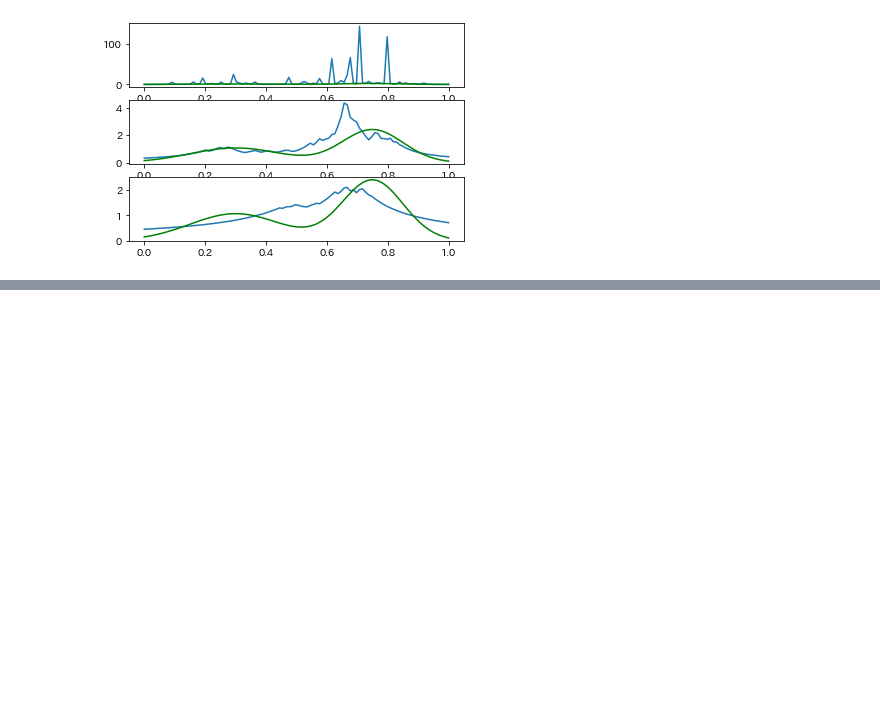
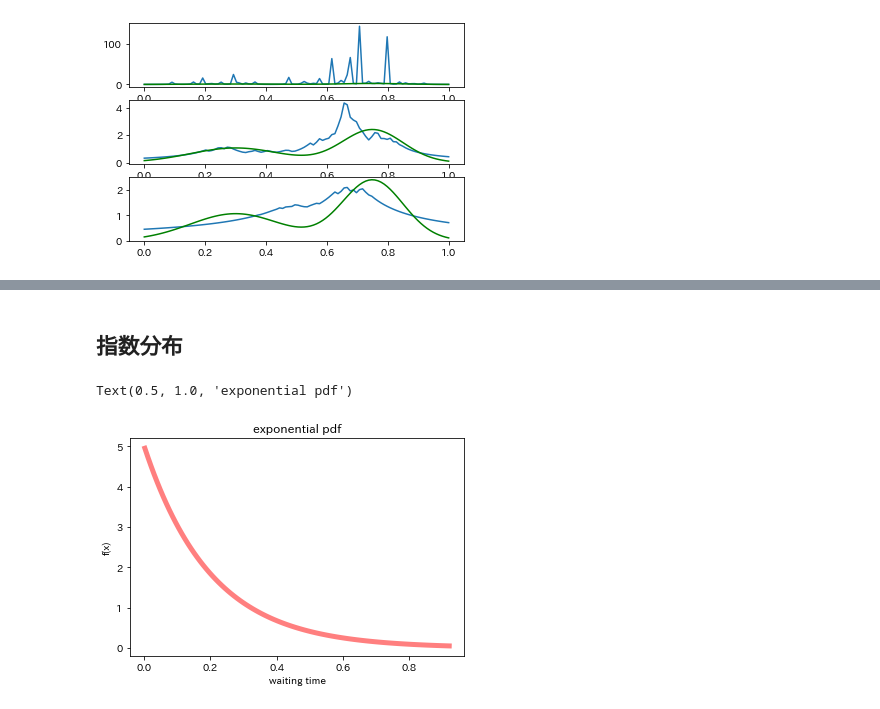
Before and after one commit to nsakki55/tech-notes, a Jupyter notebook: PRML/prml1/ch2.ipynb, the cells around one changed output, grey strips where cells are left out. Drawn from its saved outputs; the diff is of its cells as text; code cells hidden in the pictures; blank space fills up the shorter version.

```diff
--- a/PRML/prml1/ch2.ipynb
+++ b/PRML/prml1/ch2.ipynb
@@ -155,0 +226,17 @@ main()
+# %% [markdown]
+## 指数分布
+# %%
+from scipy.stats import expon
+
+mu = 5
+
+k = np.linspace(expon.ppf(0.01, loc=0, scale=1/mu), expon.ppf(0.99, loc=0, scale=1/mu), 100)
+
+fig, ax = plt.subplots(1,1)
+ax.plot(k, expon.pdf(k, loc=0, scale=1/mu), 'r-', lw=5, alpha=0.5)
+ax.set_xlabel('waiting time')
+ax.set_ylabel('f(x)')
+ax.set_title('exponential pdf')
+# %% [output]
+Text(0.5, 1.0, 'exponential pdf')
+[figure, added]
```
Also changed, not shown: parts of 17 cells of this notebook, 2 other files.
